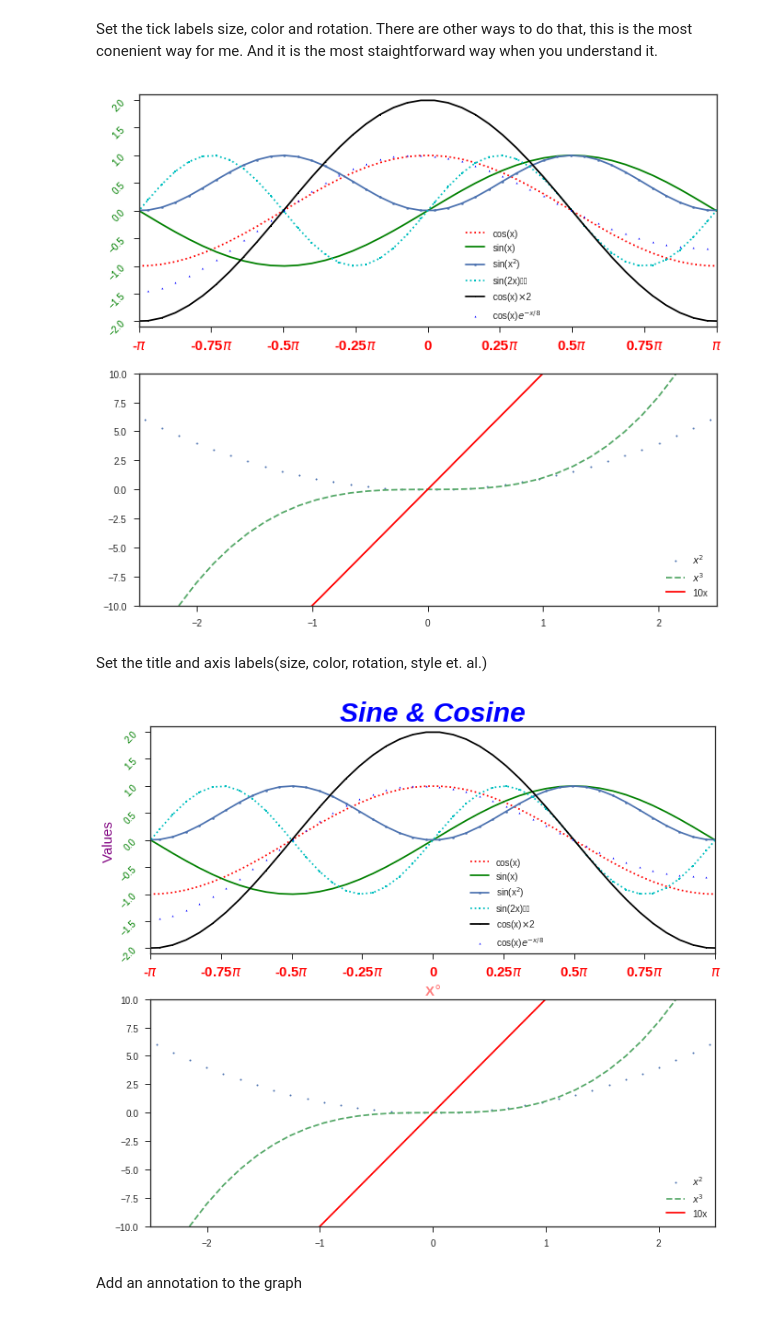
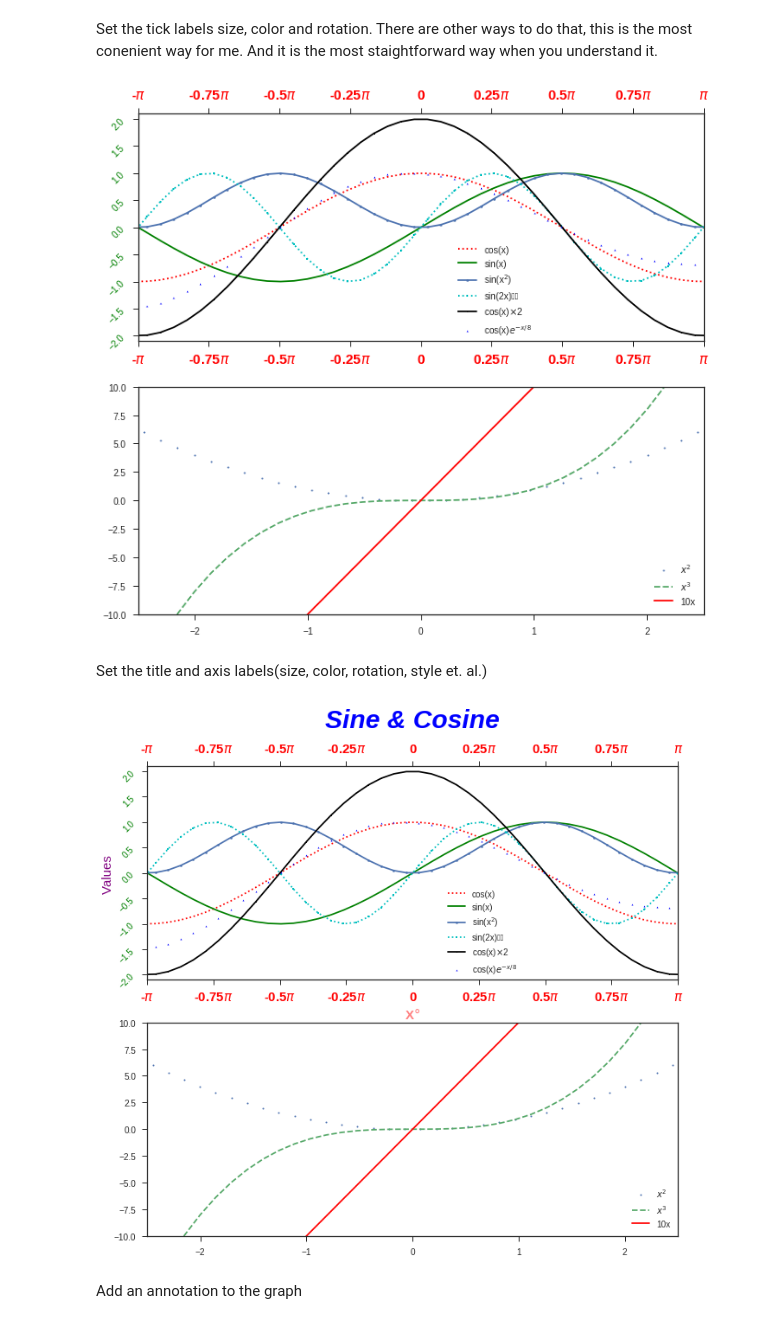
Before and after one commit to uremember809/MatplotlibGuide, a Jupyter notebook: matplotlibguide.ipynb, the cells around one changed output. Saved outputs shown, nothing was run; the diff lists cells and outputs as text; code cells hidden in the pictures.

```diff
--- a/matplotlibguide.ipynb
+++ b/matplotlibguide.ipynb
@@ -99,19 +99,20 @@ f
 Set the tick labels size, color and rotation. There are other ways to do that, this is the most conenient way for me. And it is the most staightforward way when you understand it.
 # %%
 a[0].set_xticklabels(a[0].get_xticklabels(), fontsize=15, color='red' , weight='bold')
+a[0].xaxis.set_tick_params(labeltop=True, tick2On=True)
 a[0].set_yticklabels(a[0].get_yticklabels(), fontsize=10, color='green', rotation=45)
 f
 # %% [output]
-[figure, old version]
+[figure, new version]
 # %% [markdown]
 Set the title and axis labels(size, color, rotation, style et. al.)
 # %%
-a[0].set_title('Sine & Cosine', size=30, color='blue', style='italic', weight='bold')
+a[0].set_title('Sine & Cosine', size=30, color='blue', style='italic', weight='bold',pad=45)
 a[0].set_xlabel('X$\degree$', size=15, color='red', alpha=.5, weight='bold')
 a[0].set_ylabel('Values', size=15, color='purple')
 f
 # %% [output]
-[figure, old version]
+[figure, new version]
 # %% [markdown]
 Add an annotation to the graph
 # %%
```
Also changed, not shown: parts of 9 cells of this notebook.
